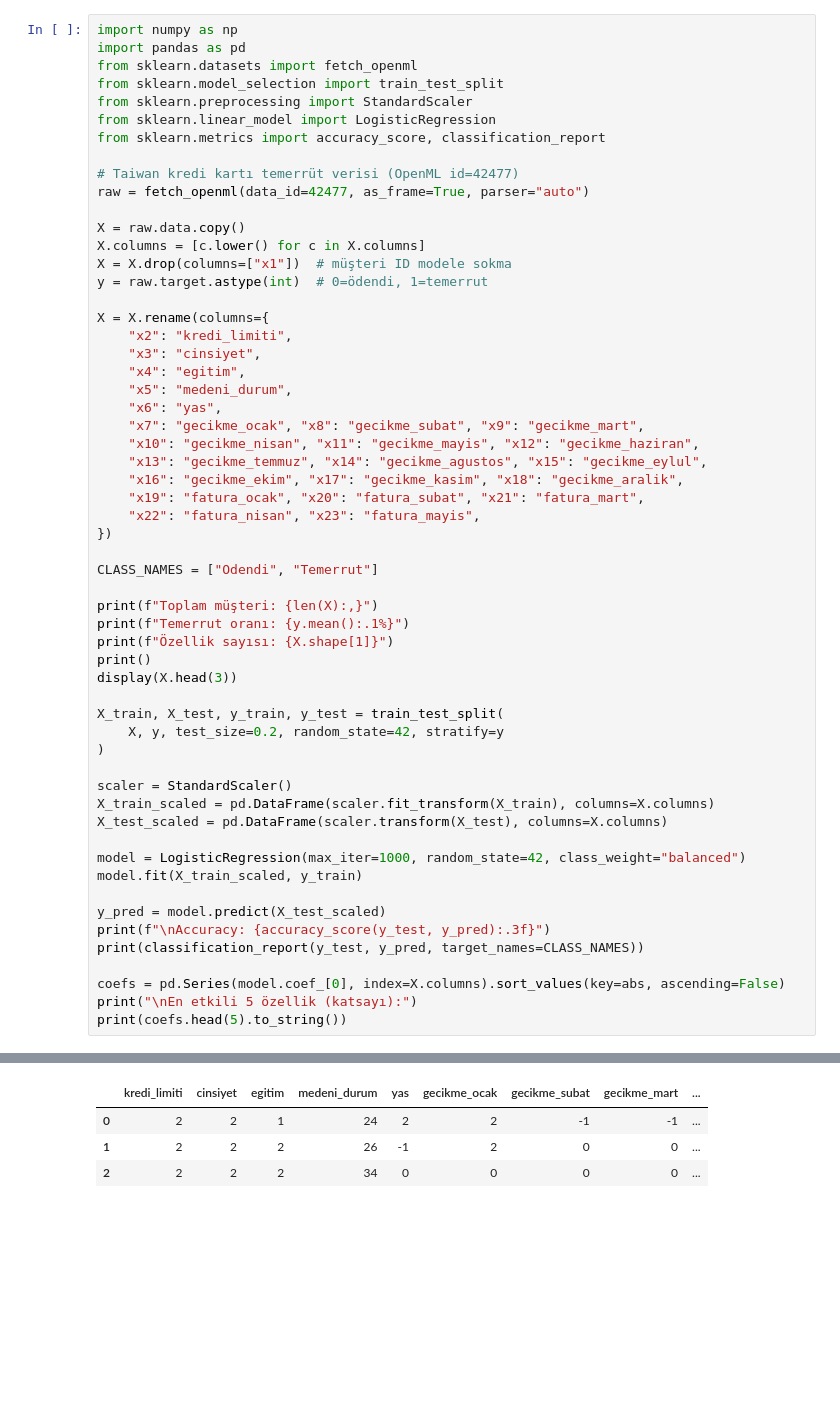
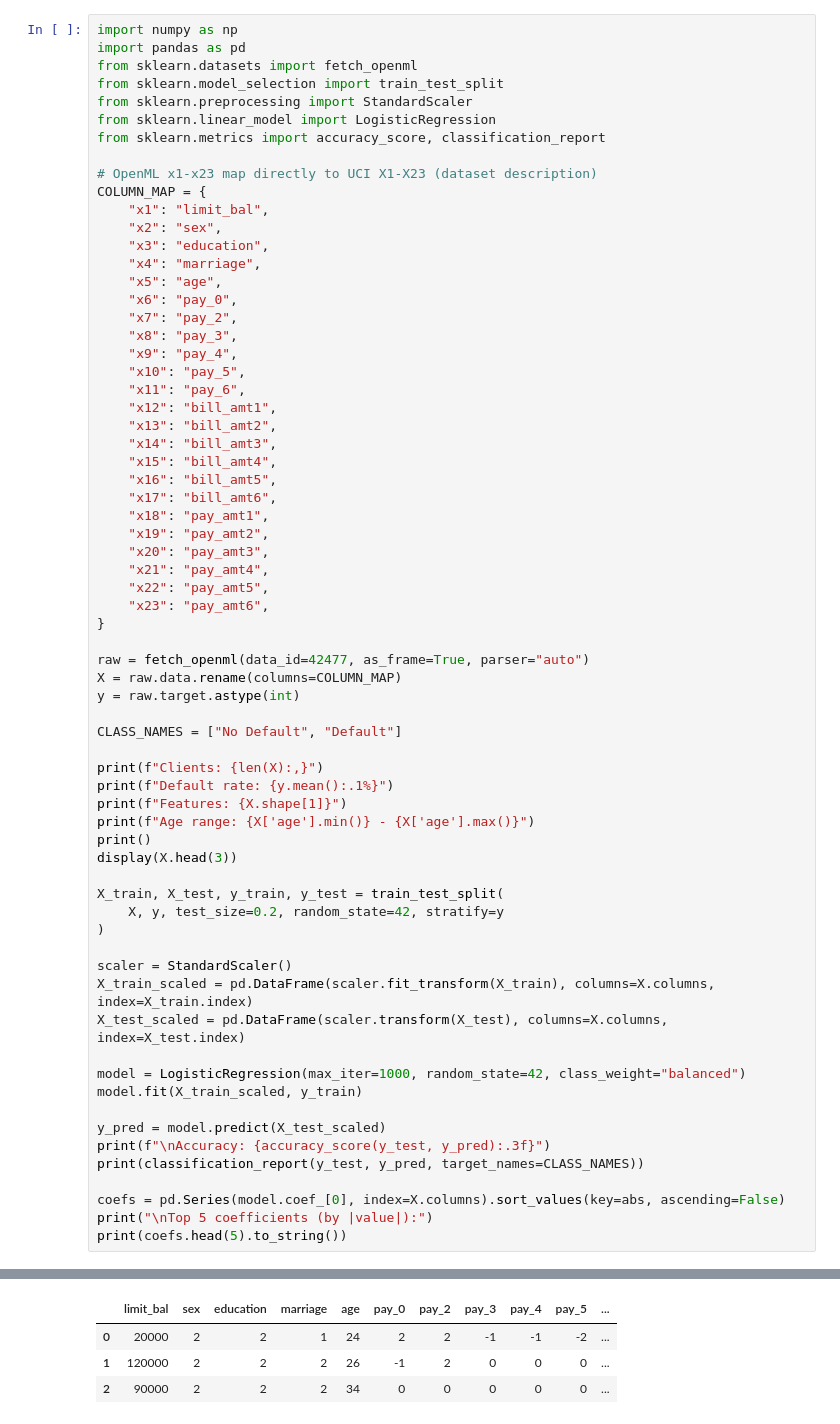
Before and after one commit to beratmertkayacan/TrustAI-PublicTasks, a Jupyter notebook: SHAPvsLIME.ipynb, the cells around one changed output, grey strips where cells are left out. Saved outputs shown, nothing was run; the diff lists cells and outputs as text; blank space fills up the shorter version.

```diff
--- a/SHAPvsLIME.ipynb
+++ b/SHAPvsLIME.ipynb
@@ -20,33 +22,43 @@ from sklearn.preprocessing import StandardScaler
 from sklearn.linear_model import LogisticRegression
 from sklearn.metrics import accuracy_score, classification_report
 
-# Taiwan kredi kartı temerrüt verisi (OpenML id=42477)
+# OpenML x1-x23 map directly to UCI X1-X23 (dataset description)
+COLUMN_MAP = {
+    "x1": "limit_bal",
+    "x2": "sex",
+    "x3": "education",
+    "x4": "marriage",
+    "x5": "age",
+    "x6": "pay_0",
+    "x7": "pay_2",
+    "x8": "pay_3",
+    "x9": "pay_4",
+    "x10": "pay_5",
+    "x11": "pay_6",
+    "x12": "bill_amt1",
+    "x13": "bill_amt2",
+    "x14": "bill_amt3",
+    "x15": "bill_amt4",
+    "x16": "bill_amt5",
+    "x17": "bill_amt6",
+    "x18": "pay_amt1",
+    "x19": "pay_amt2",
+    "x20": "pay_amt3",
+    "x21": "pay_amt4",
+    "x22": "pay_amt5",
+    "x23": "pay_amt6",
+}
+
 raw = fetch_openml(data_id=42477, as_frame=True, parser="auto")
+X = raw.data.rename(columns=COLUMN_MAP)
+y = raw.target.astype(int)
 
-X = raw.data.copy()
-X.columns = [c.lower() for c in X.columns]
-X = X.drop(columns=["x1"])  # müşteri ID modele sokma
-y = raw.target.astype(int)  # 0=ödendi, 1=temerrut
+CLASS_NAMES = ["No Default", "Default"]
 
-X = X.rename(columns={
-    "x2": "kredi_limiti",
-    "x3": "cinsiyet",
-    "x4": "egitim",
-    "x5": "medeni_durum",
-    "x6": "yas",
-    "x7": "gecikme_ocak", "x8": "gecikme_subat", "x9": "gecikme_mart",
-    "x10": "gecikme_nisan", "x11": "gecikme_mayis", "x12": "gecikme_haziran",
-    "x13": "gecikme_temmuz", "x14": "gecikme_agustos", "x15": "gecikme_eylul",
-    "x16": "gecikme_ekim", "x17": "gecikme_kasim", "x18": "gecikme_aralik",
-    "x19": "fatura_ocak", "x20": "fatura_subat", "x21": "fatura_mart",
-    "x22": "fatura_nisan", "x23": "fatura_mayis",
-})
-
-CLASS_NAMES = ["Odendi", "Temerrut"]
-
-print(f"Toplam müşteri: {len(X):,}")
-print(f"Temerrut oranı: {y.mean():.1%}")
-print(f"Özellik sayısı: {X.shape[1]}")
+print(f"Clients: {len(X):,}")
+print(f"Default rate: {y.mean():.1%}")
+print(f"Features: {X.shape[1]}")
+print(f"Age range: {X['age'].min()} - {X['age'].max()}")
 print()
 display(X.head(3))
 
@@ -55,8 +67,8 @@ X_train, X_test, y_train, y_test = train_test_split(
 )
 
 scaler = StandardScaler()
-X_train_scaled = pd.DataFrame(scaler.fit_transform(X_train), columns=X.columns)
-X_test_scaled = pd.DataFrame(scaler.transform(X_test), columns=X.columns)
+X_train_scaled = pd.DataFrame(scaler.fit_transform(X_train), columns=X.columns, index=X_train.index)
+X_test_scaled = pd.DataFrame(scaler.transform(X_test), columns=X.columns, index=X_test.index)
 
 model = LogisticRegression(max_iter=1000, random_state=42, class_weight="balanced")
 model.fit(X_train_scaled, y_train)
@@ -66,6 +78,6 @@ print(f"\nAccuracy: {accuracy_score(y_test, y_pred):.3f}")
 print(classification_report(y_test, y_pred, target_names=CLASS_NAMES))
 
 coefs = pd.Series(model.coef_[0], index=X.columns).sort_values(key=abs, ascending=False)
-print("\nEn etkili 5 özellik (katsayı):")
+print("\nTop 5 coefficients (by |value|):")
 print(coefs.head(5).to_string())
 # %% [output]
@@ -75,4 +88,4 @@ Temerrut oranı: 22.1%
-|  | kredi_limiti | cinsiyet | egitim | medeni_durum | yas | gecikme_ocak | gecikme_subat | gecikme_mart | ... |
-| 0 | 2 | 2 | 1 | 24 | 2 | 2 | -1 | -1 | ... |
-| 1 | 2 | 2 | 2 | 26 | -1 | 2 | 0 | 0 | ... |
-| 2 | 2 | 2 | 2 | 34 | 0 | 0 | 0 | 0 | ... |
+|  | limit_bal | sex | education | marriage | age | pay_0 | pay_2 | pay_3 | pay_4 | pay_5 | ... |
+| 0 | 20000 | 2 | 2 | 1 | 24 | 2 | 2 | -1 | -1 | -2 | ... |
+| 1 | 120000 | 2 | 2 | 2 | 26 | -1 | 2 | 0 | 0 | 0 | ... |
+| 2 | 90000 | 2 | 2 | 2 | 34 | 0 | 0 | 0 | 0 | 0 | ... |
```
Also changed, not shown: parts of 10 cells of this notebook, 3 other files.
